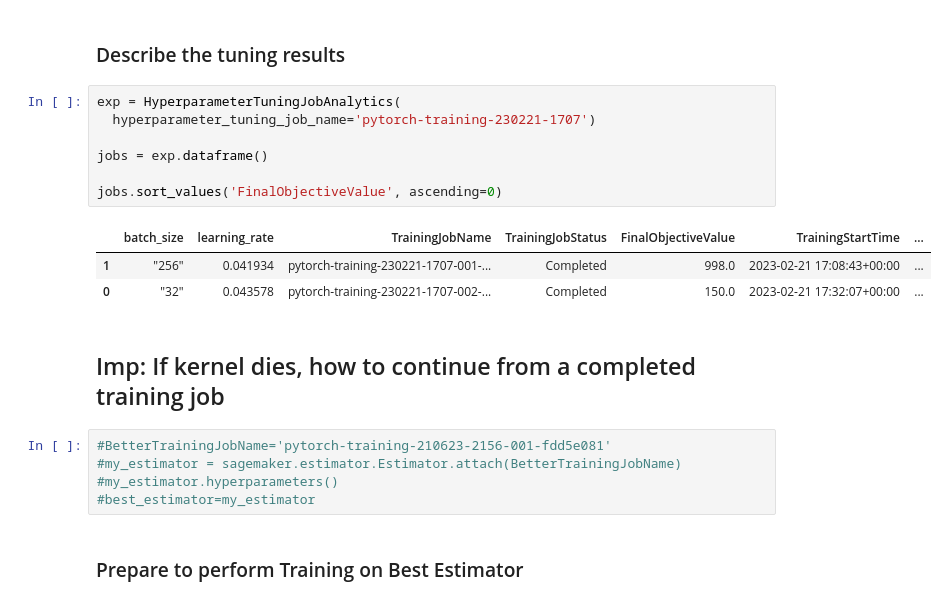
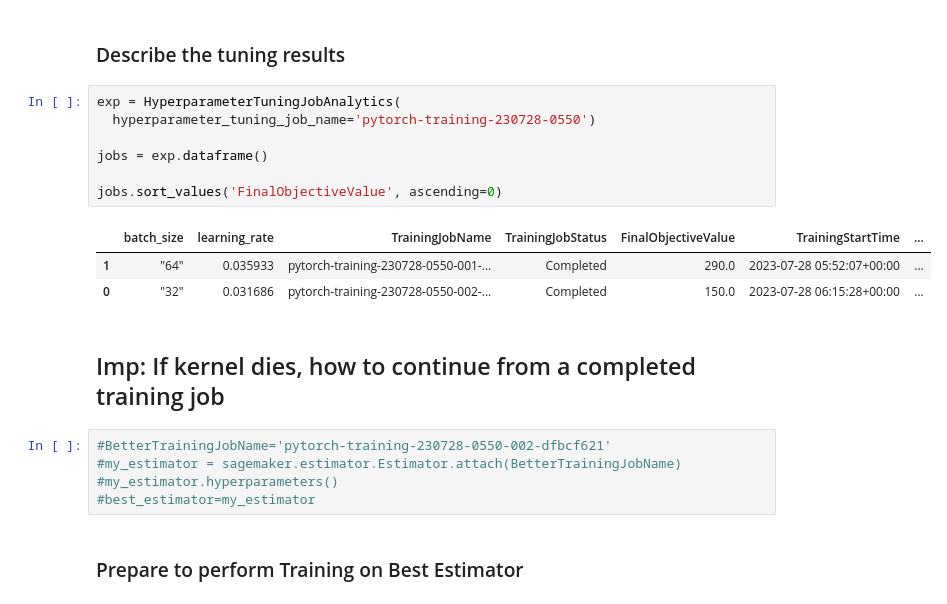
Before and after one commit to javier-cp6/aws-ml-operationalization, a Jupyter notebook: train_and_deploy-solution.ipynb, the cells around one changed output. Saved outputs shown, nothing was run; the diff lists cells and outputs as text.

```diff
--- a/train_and_deploy-solution.ipynb
+++ b/train_and_deploy-solution.ipynb
@@ -70,19 +88,19 @@ No finished training job found associated with this estimator. Please make sure
 <h3>Describe the tuning results</h3>
 # %%
 exp = HyperparameterTuningJobAnalytics(
-  hyperparameter_tuning_job_name='pytorch-training-230221-1707')
+  hyperparameter_tuning_job_name='pytorch-training-230728-0550')
 
 jobs = exp.dataframe()
 
 jobs.sort_values('FinalObjectiveValue', ascending=0)
 # %% [output]
 |  | batch_size | learning_rate | TrainingJobName | TrainingJobStatus | FinalObjectiveValue | TrainingStartTime | ... |
-| 1 | "256" | 0.041934 | pytorch-training-230221-1707-001-... | Completed | 998.0 | 2023-02-21 17:08:43+00:00 | ... |
-| 0 | "32" | 0.043578 | pytorch-training-230221-1707-002-... | Completed | 150.0 | 2023-02-21 17:32:07+00:00 | ... |
+| 1 | "64" | 0.035933 | pytorch-training-230728-0550-001-... | Completed | 290.0 | 2023-07-28 05:52:07+00:00 | ... |
+| 0 | "32" | 0.031686 | pytorch-training-230728-0550-002-... | Completed | 150.0 | 2023-07-28 06:15:28+00:00 | ... |
 # %% [markdown]
 ## Imp: If kernel dies, how to continue from a completed training job
 # %%
-#BetterTrainingJobName='pytorch-training-210623-2156-001-fdd5e081'
+#BetterTrainingJobName='pytorch-training-230728-0550-002-dfbcf621'
 #my_estimator = sagemaker.estimator.Estimator.attach(BetterTrainingJobName)
 #my_estimator.hyperparameters()
 #best_estimator=my_estimator
```
Also changed, not shown: parts of 19 cells of this notebook.
